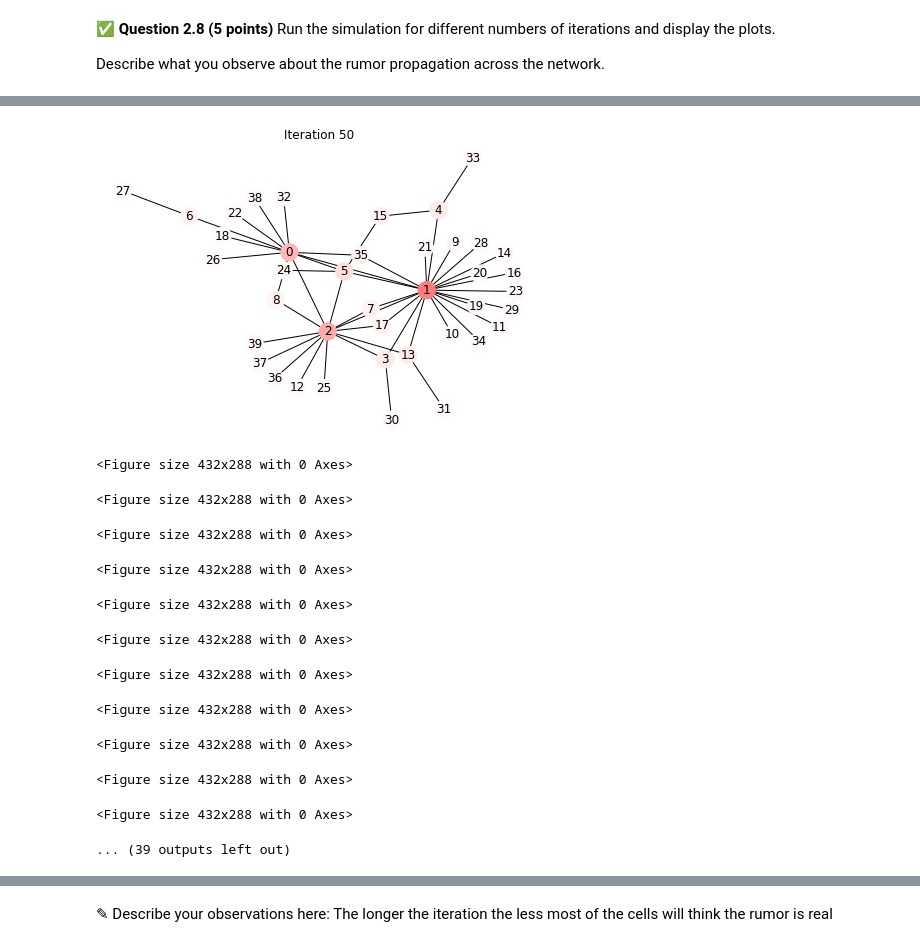
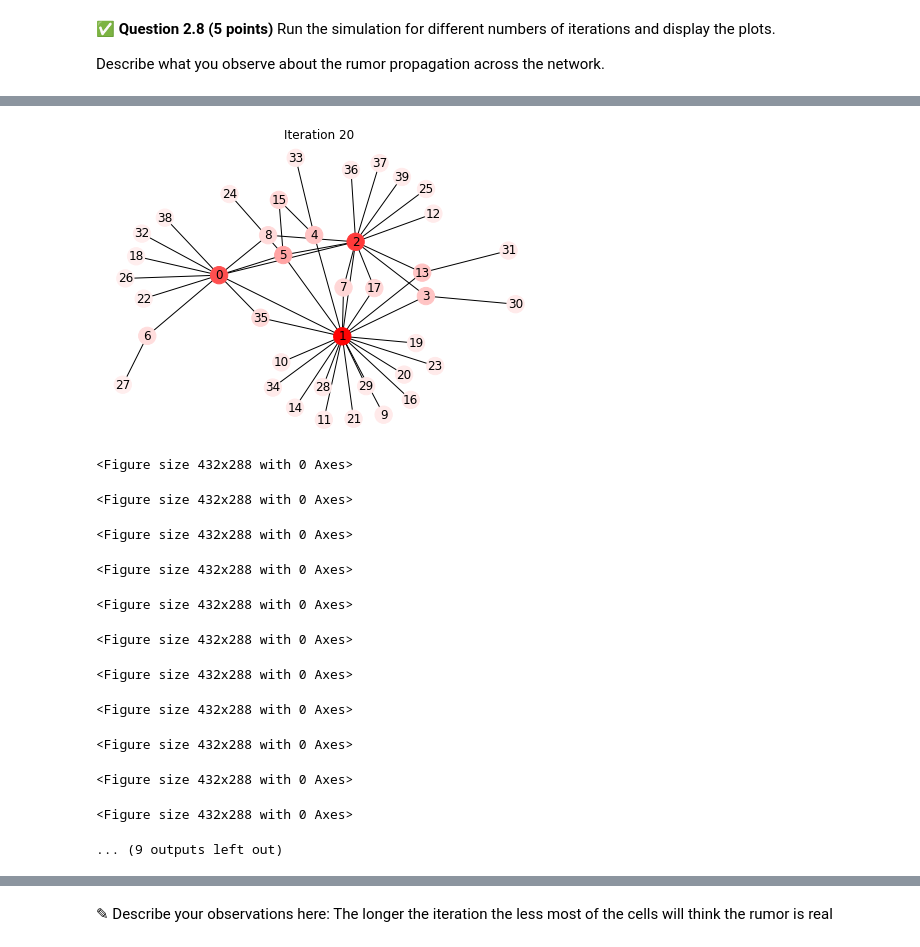
Before and after one commit to KrauseFo/cmse202-s21-turnin, a Jupyter notebook: hw-04/HW-04_graph_regression-STUDENT.ipynb, the cells around one changed output, grey strips where cells are left out. Drawn from its saved outputs; the diff is of its cells as text; code cells hidden in the pictures.

```diff
--- a/hw-04/HW-04_graph_regression-STUDENT.ipynb
+++ b/hw-04/HW-04_graph_regression-STUDENT.ipynb
@@ -319,16 +308,20 @@ draw_iter(G, values, 20)
-# %%
-draw_iter(G, values, 50)
-# %% [output]
-[figure, removed]
-<Figure size 432x288 with 0 Axes>
-<Figure size 432x288 with 0 Axes>
-<Figure size 432x288 with 0 Axes>
-<Figure size 432x288 with 0 Axes>
-<Figure size 432x288 with 0 Axes>
-<Figure size 432x288 with 0 Axes>
-<Figure size 432x288 with 0 Axes>
-<Figure size 432x288 with 0 Axes>
-<Figure size 432x288 with 0 Axes>
-<Figure size 432x288 with 0 Axes>
-<Figure size 432x288 with 0 Axes>
-... (39 outputs left out)
+# %%
+values = [0]*len(graph)
+values[27] = 1
+values[15] = 1
+values[22] = 1
+draw_iter(G, values, 20)
+# %% [output]
+[figure, added]
+<Figure size 432x288 with 0 Axes>
+<Figure size 432x288 with 0 Axes>
+<Figure size 432x288 with 0 Axes>
+<Figure size 432x288 with 0 Axes>
+<Figure size 432x288 with 0 Axes>
+<Figure size 432x288 with 0 Axes>
+<Figure size 432x288 with 0 Axes>
+<Figure size 432x288 with 0 Axes>
+<Figure size 432x288 with 0 Axes>
+<Figure size 432x288 with 0 Axes>
+<Figure size 432x288 with 0 Axes>
+... (9 outputs left out)
```
Also changed, not shown: parts of 23 cells of this notebook.
